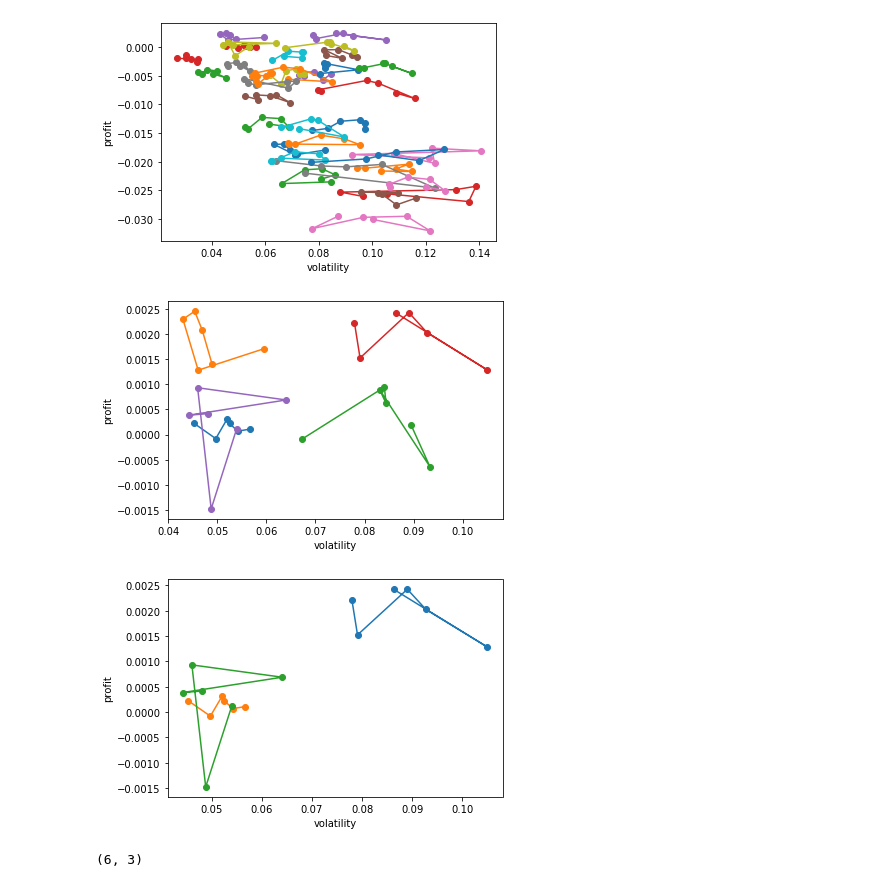
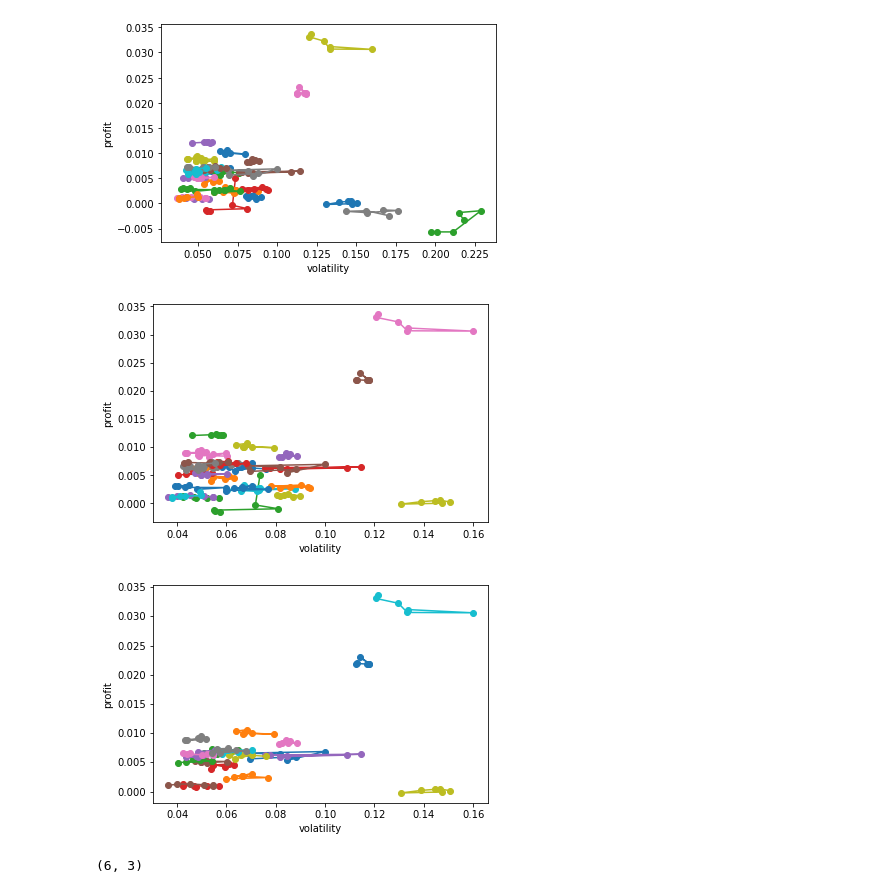
Before and after one commit to CDL-Quantum/Hackathon2021, a Jupyter notebook: CosmiQ/dataloader_test.ipynb, the cells around one changed output. Drawn from its saved outputs; the diff is of its cells as text; code cells hidden in the pictures.

Commit message:
modified dataloader cleaned covid

```diff
--- a/CosmiQ/dataloader_test.ipynb
+++ b/CosmiQ/dataloader_test.ipynb
@@ -1,22 +1,22 @@
 # %%
 from dataloader_class import *
 # %%
-dl = data_loader('data/out.csv')
+dl = data_loader('data/covid2020.csv')
 # %%
 dl.split_windows(60)
 dl.plot_trajectories()
 # %% [output]
-[figure, old version]
+[figure, new version]
 # %%
 dl.filter_assets(method='relevant')
 dl.plot_trajectories()
 # %% [output]
-[figure, old version]
+[figure, new version]
 # %%
-dl.filter_assets(num_assets=3,method='random')
+dl.filter_assets(num_assets=20,method='random')
 dl.plot_trajectories()
 # %% [output]
-[figure, old version]
+[figure, new version]
 # %%
 mut = dl.return_mut()
 mut.shape
```
Also changed, not shown: 8 other files.
